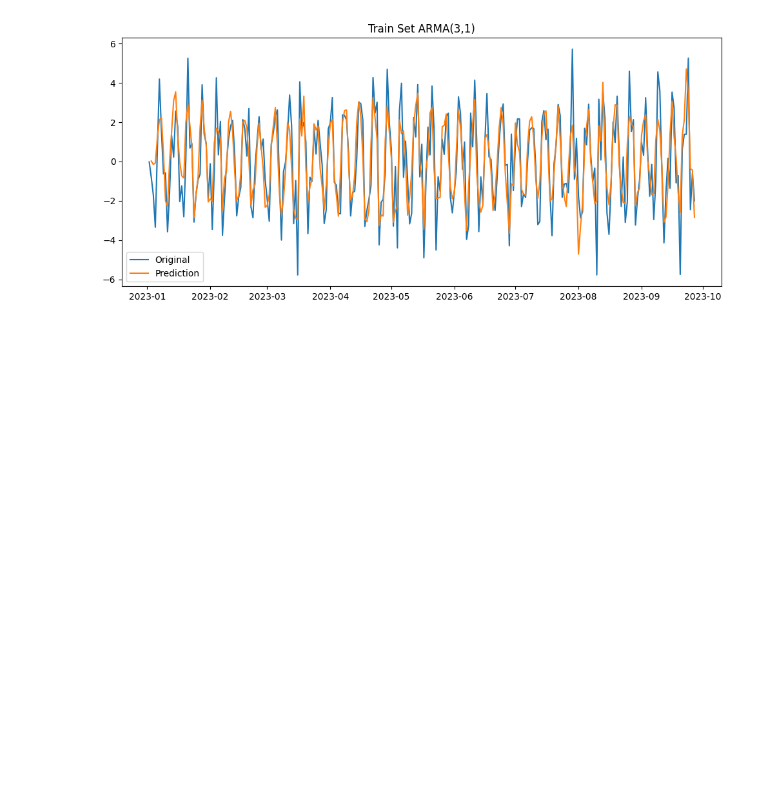
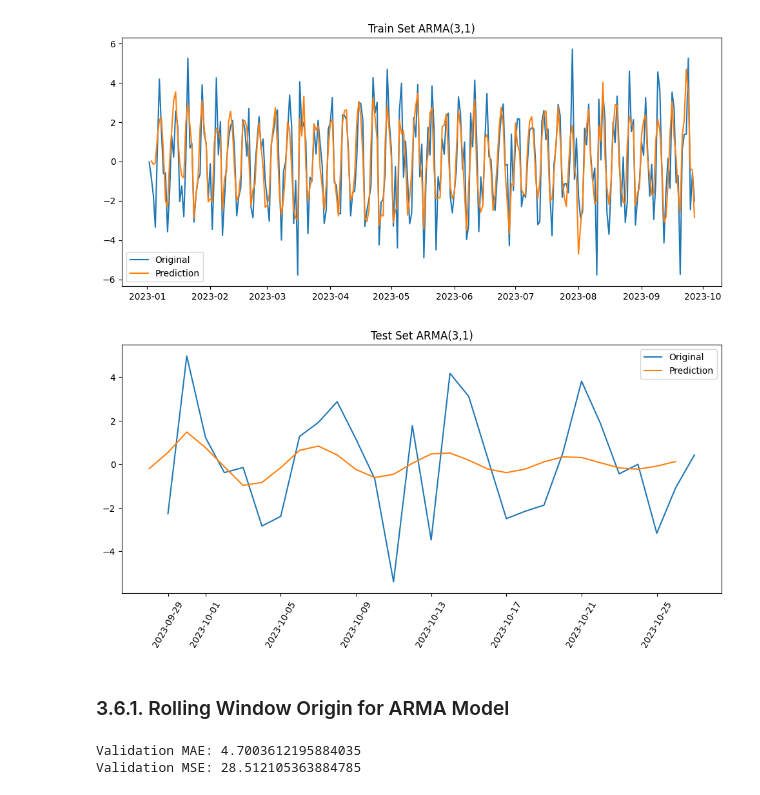
Before and after one commit to egonos/Data-Science-Projects, a Jupyter notebook: Time Series Fundamentals/Time Series - Baseline Forecast Methods Part 1.ipynb, the cells around one changed output. Cells and saved outputs as stored; diff of their text form; code cells hidden in the pictures; blank space fills up the shorter version.

```diff
--- a/Time Series Fundamentals/Time Series - Baseline Forecast Methods Part 1.ipynb
+++ b/Time Series Fundamentals/Time Series - Baseline Forecast Methods Part 1.ipynb
@@ -411,17 +410,9 @@ mse = mean_squared_error(first_diff[MA_LAG:],arma_pred)
 print("Train MAE:",mae)
 print("Train MSE:",mse)
 
-predictions = []
-history = list(first_diff)
-for i in tqdm(range(len(test_first_diff))):
-    model = ARIMA(history[-LAG:], order=(LAG, 0, MA_LAG)).fit()
-    yhat = model.forecast(steps = 1)[0]
-    predictions.append(yhat)
-    history.append(test_first_diff[i])
-
-test_arma_pred = pd.Series(predictions, index=test_first_diff.index)
-mae = mean_absolute_error(test_first_diff,test_arma_pred)
-mse = mean_squared_error(test_first_diff,test_arma_pred)
+arma_test_pred = arma_model.predict(start = len(first_diff), end = len(first_diff) + len(test_first_diff)-1)
+mae = mean_absolute_error(test_first_diff,arma_test_pred)
+mse = mean_squared_error(test_first_diff,arma_test_pred)
 print()
 print("Validation MAE:",mae)
 print("Validation MSE:",mse)
@@ -439,6 +431,36 @@ plt.title("Train Set ARMA(3,1)")
 plt.show()
 # %% [output]
 [figure]
+# %%
+plt.figure(figsize=(12,5))
+plt.plot(test_first_diff, label='Original')
+plt.plot(arma_test_pred, label='Prediction')
+plt.legend()
+plt.title("Test Set ARMA(3,1)")
+plt.xticks(rotation = 60)
+plt.show()
+# %% [output]
+[figure, added]
+# %% [markdown]
+### 3.6.1. Rolling Window Origin for ARMA Model
+# %%
+predictions = []
+history = list(first_diff)
+for i in tqdm(range(len(test_first_diff))):
+    model = ARIMA(history[-LAG:], order=(LAG, 0, MA_LAG)).fit()
+    yhat = model.forecast(steps = 1)[0]
+    predictions.append(yhat)
+    history.append(test_first_diff[i])
+
+test_arma_pred = pd.Series(predictions, index=test_first_diff.index)
+mae = mean_absolute_error(test_first_diff,test_arma_pred)
+mse = mean_squared_error(test_first_diff,test_arma_pred)
+print()
+print("Validation MAE:",mae)
+print("Validation MSE:",mse)
+# %% [output]
+Validation MAE: 4.7003612195884035
+Validation MSE: 28.512105363884785
 # %%
 plt.figure(figsize=(12,5))
 plt.plot(test_first_diff, label='Original')
```
Also changed, not shown: parts of 14 cells of this notebook, 2 other files.
